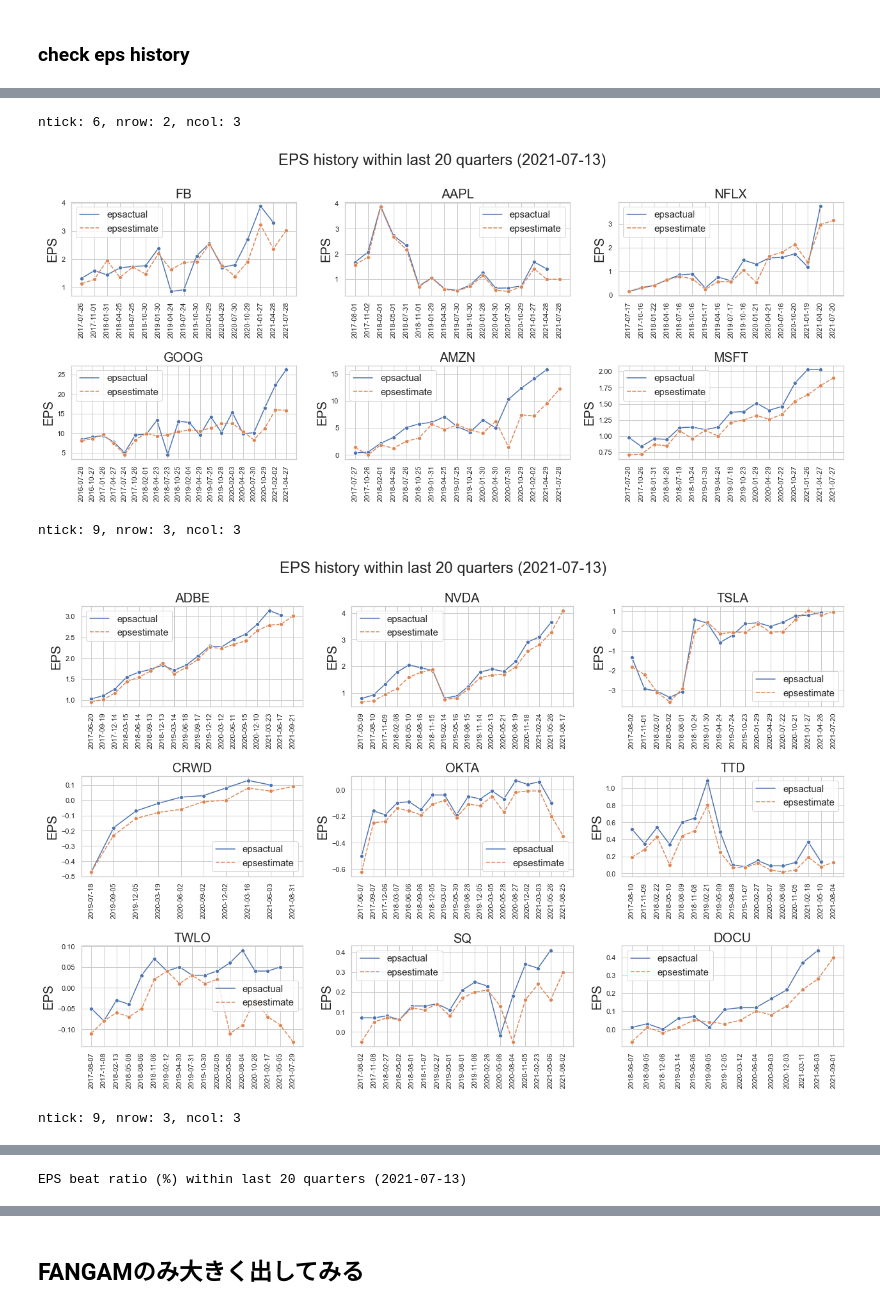
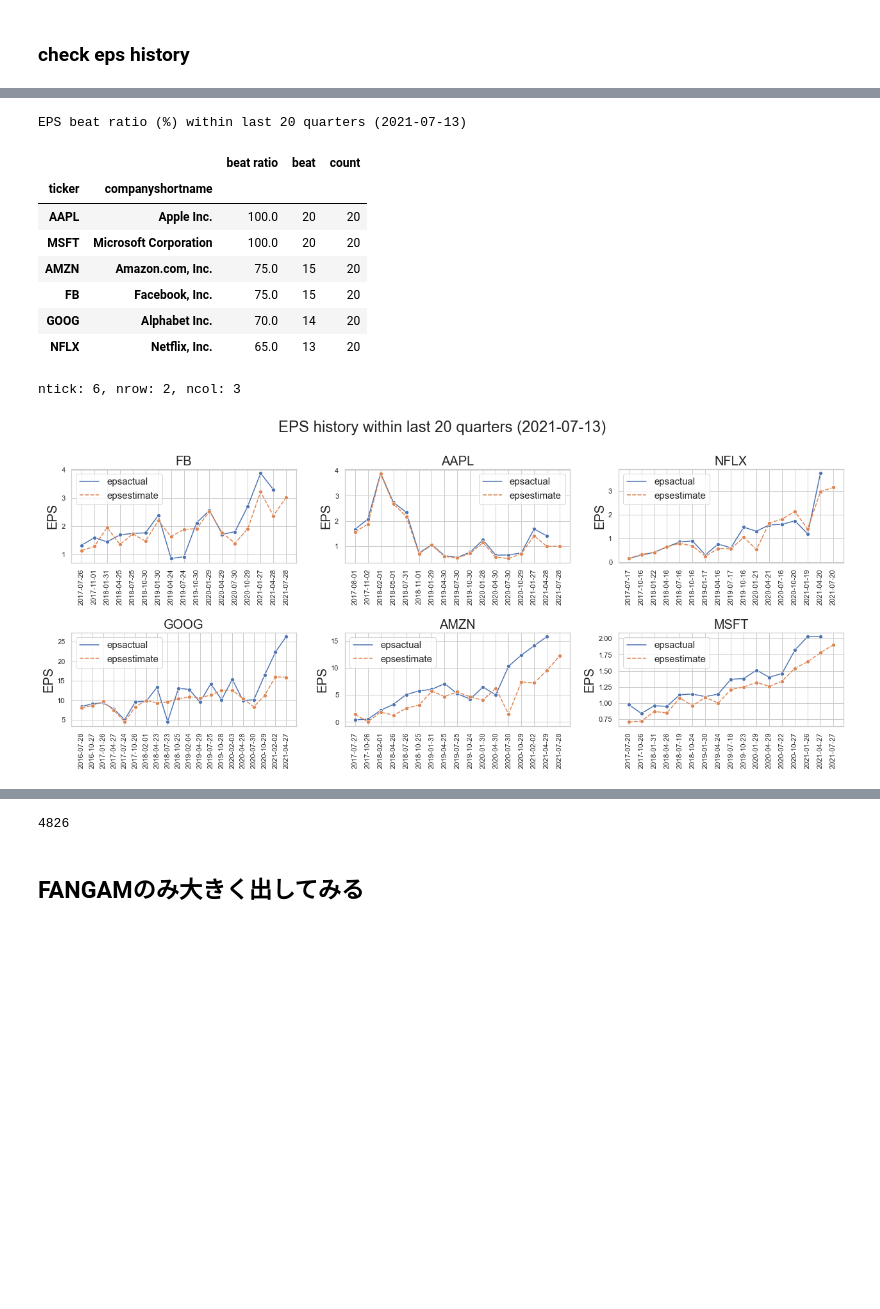
Before and after one commit to jnishii/stock-analysis, a Jupyter notebook: PSR-list.ipynb, the cells around one changed output, grey strips where cells are left out. Saved outputs shown, nothing was run; the diff lists cells and outputs as text; code cells hidden in the pictures; blank space fills up the shorter version.

```diff
--- a/PSR-list.ipynb
+++ b/PSR-list.ipynb
@@ -179,7 +182,7 @@ def plot_eps(df, last=1000, largefig=False):
 # %%
 def _get_ticker_data(ticker):
     dct_qt=si.get_quote_table(ticker)
-    df_qt=pd.json_normalize(qt_dct) \
+    df_qt=pd.json_normalize(dct_qt) \
         .transpose()\
         .reset_index()\
         .set_axis(["info","values"], axis=1)
@@ -314,13 +322,14 @@ eauto=["F","GM","MGA"]
 # df_eps=get_earnings_history(ticker)
 # show_beat_ratio(df_eps)
 
-def show_beat_ratio(df,last=20):
-    target=df[["startdatetime","ticker","epssurprisepct"]].dropna().set_index("startdatetime").sort_index()\
-        .groupby("ticker").tail(last)
+def show_beat_ratio(df,last=20, threshold=False): # set threshold=80 if you want to show only beatratio > 80%
+    group=["ticker","companyshortname"]
+    target=df[["startdatetime","ticker","epssurprisepct","companyshortname"]].dropna().set_index("startdatetime").sort_index()\
+        .groupby(group).tail(last)
     target["beat"]=target["epssurprisepct"]>=0
-    ratio=target.groupby("ticker").mean().rename(columns={"beat":"beat ratio"})
-    count=target.groupby("ticker").count().drop("epssurprisepct",axis=1).rename(columns={"beat":"count"})
-    beat=target.groupby("ticker").sum().drop("epssurprisepct",axis=1)
+    ratio=target.groupby(group).mean().rename(columns={"beat":"beat ratio"})
+    count=target.groupby(group).count().drop("epssurprisepct",axis=1).rename(columns={"beat":"count"})
+    beat=target.groupby(group).sum().drop("epssurprisepct",axis=1)
 
     result=ratio.join(count)
     result=result.join(beat).sort_values(by="beat ratio",ascending=False)
@@ -328,8 +337,16 @@ def show_beat_ratio(df,last=20):
 
 #    beat=beat.set_index("ticker")
 
-    print("EPS beat ratio (%) within last {} quarters ({})".format(last,today()))
+    if threshold == False:
+        print("EPS beat ratio (%) within last {} quarters ({})".format(last,today()))
+    else:
+        print("Tickers list of which beat ratio >= {} % ithin last {} quarters".format(threshold,last,today()))
+        result=result[result["beat ratio"]>=threshold]
+
     display(result[["beat ratio","beat","count"]])
+    return(result[["beat ratio","beat","count"]])
+
+
 
 # Usage
 # pass your favorite ticker list
@@ -344,22 +404,28 @@ def get_all_data(ticker, last=20):
 # %%
-#df_fangam_eps,df_fangam_fin=get_all_data(fangam)
+df_fangam_eps,df_fangam_fin=get_all_data(fangam)
 plot_eps(df_fangam_eps,last=20)
 
 
-#df_growth1_eps,df_growth1_fin=get_all_data(growth1)
-plot_eps(df_growth1_eps,last=20)
+# df_growth1_eps,df_growth1_fin=get_all_data(growth1)
+# plot_eps(df_growth1_eps,last=20)
 
-#df_growth2_eps,df_growth2_fin=get_all_data(growth2)
-plot_eps(df_growth2_eps,last=20)
+# df_growth2_eps,df_growth2_fin=get_all_data(growth2)
+# plot_eps(df_growth2_eps,last=20)
 
-show_beat_ratio(pd.concat([df_fangam_eps,df_growth1_eps,df_growth2_eps]), last=20)
+# show_beat_ratio(pd.concat([df_fangam_eps,df_growth1_eps,df_growth2_eps]), last=20)
 
 # # all PSR
 # df_fin=pd.concat([df_fangam_fin,df_growth1_fin,df_growth2_fin])
 # df_res=plot_financials(df_fin, table=True)
 # %% [output]
-ntick: 6, nrow: 2, ncol: 3
+EPS beat ratio (%) within last 20 quarters (2021-07-13)
+|  |  | beat ratio | beat | count |
+| ticker | companyshortname |  |  |  |
+| AAPL | Apple Inc. | 100.0 | 20 | 20 |
+| MSFT | Microsoft Corporation | 100.0 | 20 | 20 |
+| AMZN | Amazon.com, Inc. | 75.0 | 15 | 20 |
+| FB | Facebook, Inc. | 75.0 | 15 | 20 |
+| GOOG | Alphabet Inc. | 70.0 | 14 | 20 |
+| NFLX | Netflix, Inc. | 65.0 | 13 | 20 |
+ntick: 6, nrow: 2, ncol: 3
 [figure]
-ntick: 9, nrow: 3, ncol: 3
-[figure, removed]
-ntick: 9, nrow: 3, ncol: 3
@@ -367 +431,0 @@ ntick: 9, nrow: 3, ncol: 3
-EPS beat ratio (%) within last 20 quarters (2021-07-13)
@@ -386,3 +432,7 @@ EPS beat ratio (%) within last 20 quarters (2021-07-13)
+# %%
+len(tickers_nasdaq)
+# %% [output]
+4826
 # %% [markdown]
 ## FANGAMのみ大きく出してみる
 # %%
```
Also changed, not shown: parts of 8 cells of this notebook, 2 other files.
